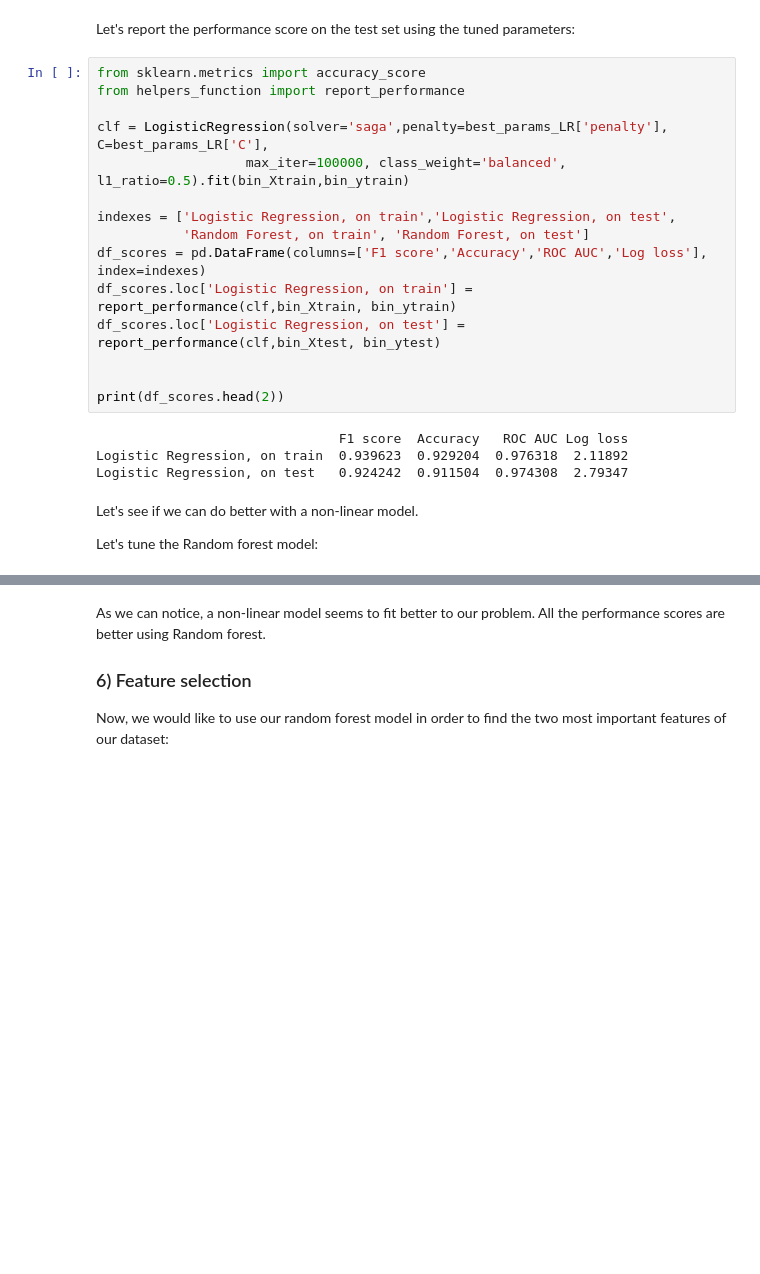
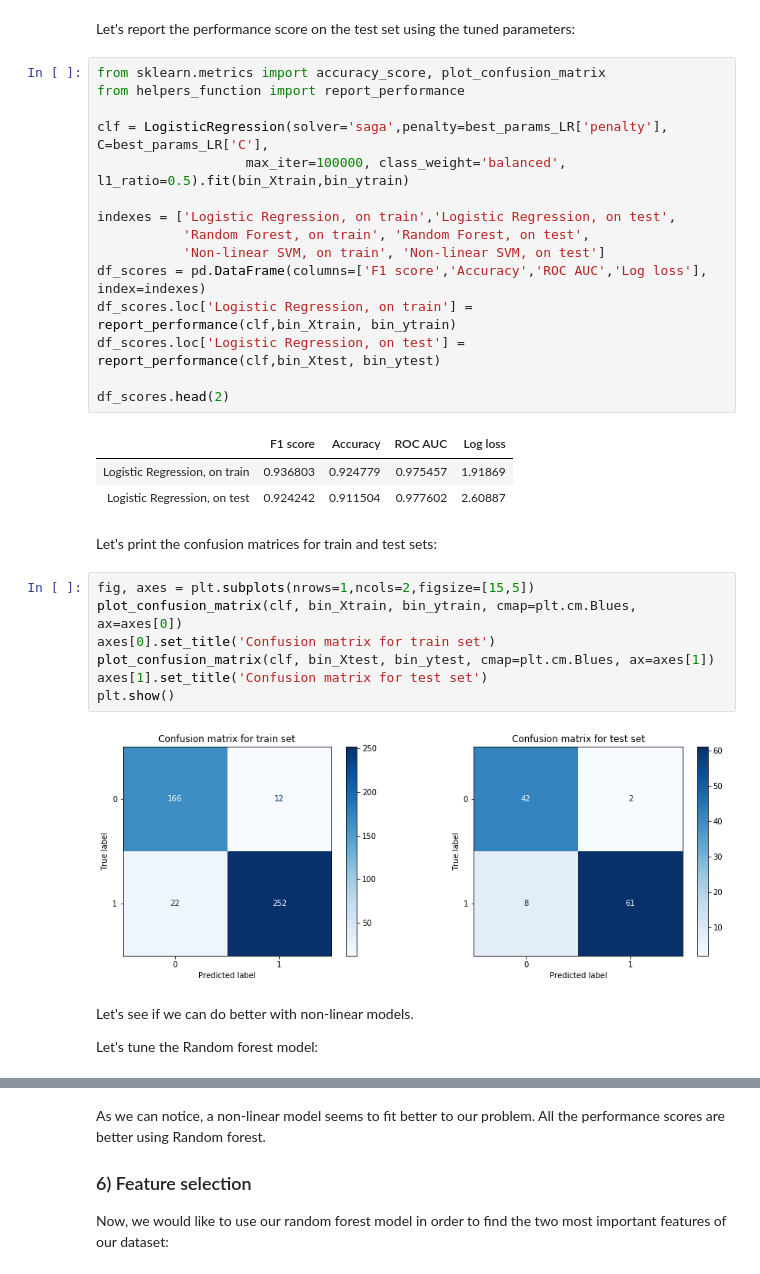
Before and after one commit to mlh-master/hw2_mlh-hadassa-and-sarah, a Jupyter notebook: HW2.ipynb, the cells around one changed output, grey strips where cells are left out. Saved outputs shown, nothing was run; the diff lists cells and outputs as text; blank space fills up the shorter version.

```diff
--- a/HW2.ipynb
+++ b/HW2.ipynb
@@ -217,26 +368,37 @@ The best parameters tuned are:  {'C': 1.0, 'penalty': 'l1', 'auc_score': 0.96464
 # %% [markdown]
 Let's report the performance score on the test set using the tuned parameters:
 # %%
-from sklearn.metrics import accuracy_score
+from sklearn.metrics import accuracy_score, plot_confusion_matrix
 from helpers_function import report_performance
 
 clf = LogisticRegression(solver='saga',penalty=best_params_LR['penalty'], C=best_params_LR['C'],
                    max_iter=100000, class_weight='balanced', l1_ratio=0.5).fit(bin_Xtrain,bin_ytrain)
 
 indexes = ['Logistic Regression, on train','Logistic Regression, on test',
-           'Random Forest, on train', 'Random Forest, on test']
+           'Random Forest, on train', 'Random Forest, on test',
+           'Non-linear SVM, on train', 'Non-linear SVM, on test']
 df_scores = pd.DataFrame(columns=['F1 score','Accuracy','ROC AUC','Log loss'], index=indexes)
 df_scores.loc['Logistic Regression, on train'] = report_performance(clf,bin_Xtrain, bin_ytrain)
 df_scores.loc['Logistic Regression, on test'] = report_performance(clf,bin_Xtest, bin_ytest)
 
-
-print(df_scores.head(2))
+df_scores.head(2)
 # %% [output]
-                               F1 score  Accuracy   ROC AUC Log loss
-Logistic Regression, on train  0.939623  0.929204  0.976318  2.11892
-Logistic Regression, on test   0.924242  0.911504  0.974308  2.79347
+|  | F1 score | Accuracy | ROC AUC | Log loss |
+| Logistic Regression, on train | 0.936803 | 0.924779 | 0.975457 | 1.91869 |
+| Logistic Regression, on test | 0.924242 | 0.911504 | 0.977602 | 2.60887 |
+# %% [markdown]
+Let's print the confusion matrices for train and test sets:
+# %%
+fig, axes = plt.subplots(nrows=1,ncols=2,figsize=[15,5])
+plot_confusion_matrix(clf, bin_Xtrain, bin_ytrain, cmap=plt.cm.Blues, ax=axes[0])
+axes[0].set_title('Confusion matrix for train set')
+plot_confusion_matrix(clf, bin_Xtest, bin_ytest, cmap=plt.cm.Blues, ax=axes[1])
+axes[1].set_title('Confusion matrix for test set')
+plt.show()
+# %% [output]
+[figure, added]
 # %% [markdown]
-Let's see if we can do better with a non-linear model.
+Let's see if we can do better with non-linear models.
 
 Let's tune the Random forest model:
 # %%
```
Also changed, not shown: parts of 68 cells of this notebook.
